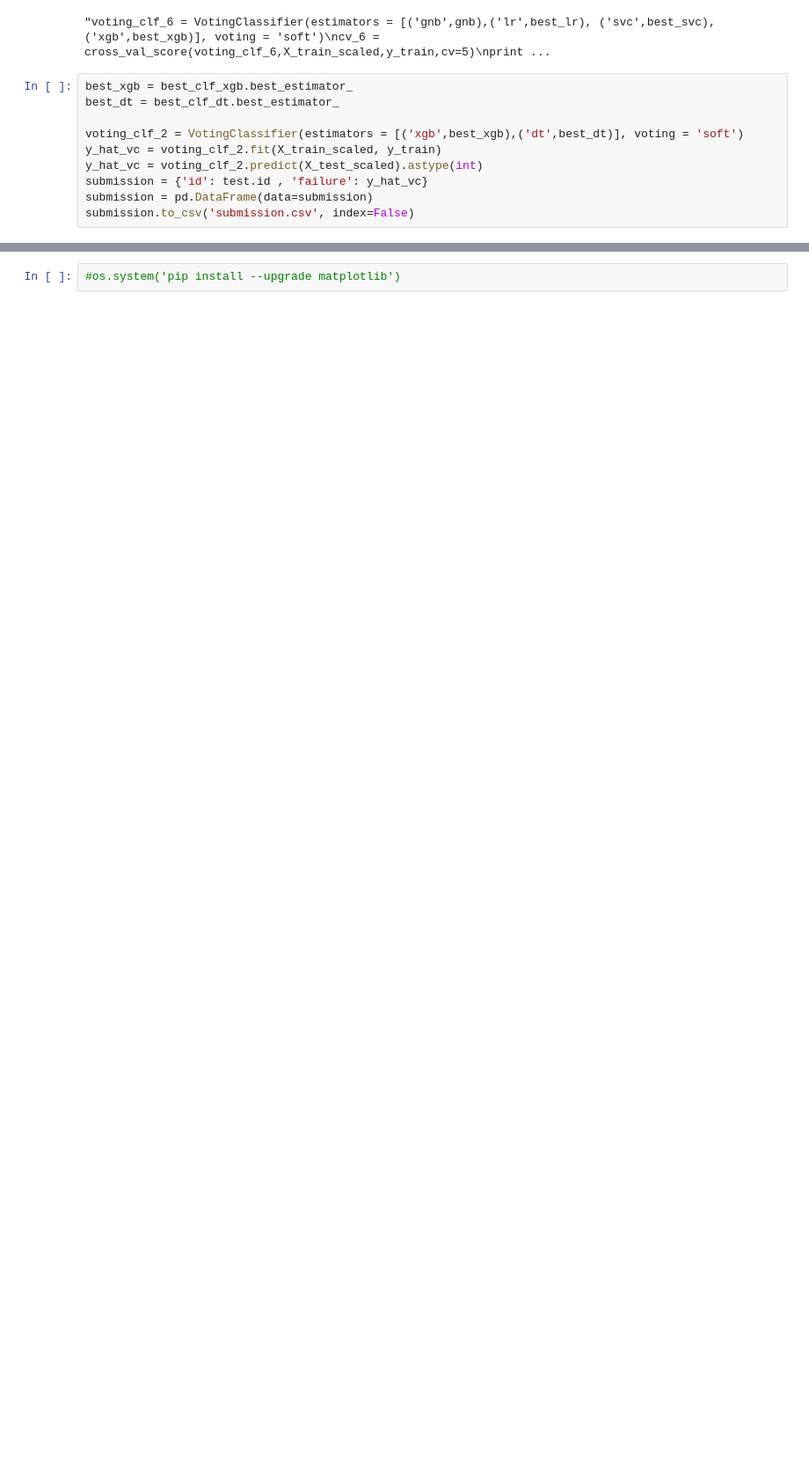
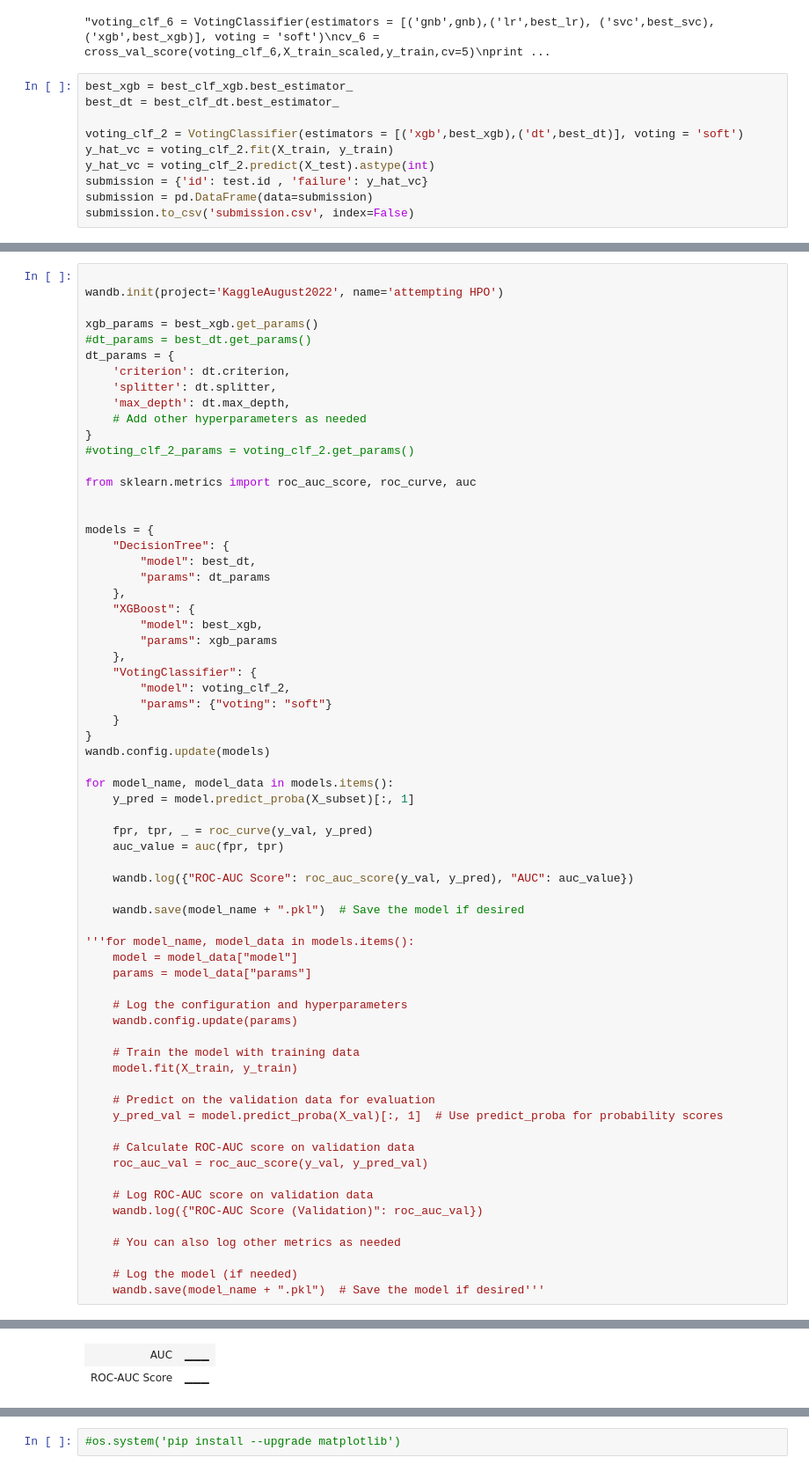
Before and after one commit to AlexisN2002/BProject, a Jupyter notebook: august2022.ipynb, the cells around one changed output, grey strips where cells are left out. Shown at 88% size. Saved outputs shown, nothing was run; the diff lists cells and outputs as text; blank space fills up the shorter version.

Commit message:
Kaggle Notebook | August2022 | Version 91

```diff
--- a/august2022.ipynb
+++ b/august2022.ipynb
@@ -726,8 +752,8 @@ best_xgb = best_clf_xgb.best_estimator_
 best_dt = best_clf_dt.best_estimator_
 
 voting_clf_2 = VotingClassifier(estimators = [('xgb',best_xgb),('dt',best_dt)], voting = 'soft')
-y_hat_vc = voting_clf_2.fit(X_train_scaled, y_train)
-y_hat_vc = voting_clf_2.predict(X_test_scaled).astype(int)
+y_hat_vc = voting_clf_2.fit(X_train, y_train)
+y_hat_vc = voting_clf_2.predict(X_test).astype(int)
 submission = {'id': test.id , 'failure': y_hat_vc}
 submission = pd.DataFrame(data=submission)
 submission.to_csv('submission.csv', index=False)
@@ -795,0 +760,67 @@ Find logs at: ./wandb/run-20231010_144730-e49tq7xj/logs
+# %%
+
+wandb.init(project='KaggleAugust2022', name='attempting HPO')
+
+xgb_params = best_xgb.get_params()
+#dt_params = best_dt.get_params()
+dt_params = {
+    'criterion': dt.criterion,
+    'splitter': dt.splitter,
+    'max_depth': dt.max_depth,
+    # Add other hyperparameters as needed
+}
+#voting_clf_2_params = voting_clf_2.get_params()
+
+from sklearn.metrics import roc_auc_score, roc_curve, auc
+
+
+models = {
+    "DecisionTree": {
+        "model": best_dt,
+        "params": dt_params
+    },
+    "XGBoost": {
+        "model": best_xgb,
+        "params": xgb_params
+    },
+    "VotingClassifier": {
+        "model": voting_clf_2,
+        "params": {"voting": "soft"}
+    }
+}
+wandb.config.update(models)
+
+for model_name, model_data in models.items():
+    y_pred = model.predict_proba(X_subset)[:, 1]
+
+    fpr, tpr, _ = roc_curve(y_val, y_pred)
+    auc_value = auc(fpr, tpr)
+
+    wandb.log({"ROC-AUC Score": roc_auc_score(y_val, y_pred), "AUC": auc_value})
+
+    wandb.save(model_name + ".pkl")  # Save the model if desired
+
+'''for model_name, model_data in models.items():
+    model = model_data["model"]
+    params = model_data["params"]
+
+    # Log the configuration and hyperparameters
+    wandb.config.update(params)
+
+    # Train the model with training data
+    model.fit(X_train, y_train)
+
+    # Predict on the validation data for evaluation
+    y_pred_val = model.predict_proba(X_val)[:, 1]  # Use predict_proba for probability scores
+
+    # Calculate ROC-AUC score on validation data
+    roc_auc_val = roc_auc_score(y_val, y_pred_val)
+
+    # Log ROC-AUC score on validation data
+    wandb.log({"ROC-AUC Score (Validation)": roc_auc_val})
+
+    # You can also log other metrics as needed
+
+    # Log the model (if needed)
+    wandb.save(model_name + ".pkl")  # Save the model if desired'''
+# %% [output]
@@ -795,0 +830,2 @@ Find logs at: ./wandb/run-20231010_144730-e49tq7xj/logs
+| AUC | ▁▁▁ |
+| ROC-AUC Score | ▁▁▁ |
```
Also changed, not shown: parts of 10 cells of this notebook.
